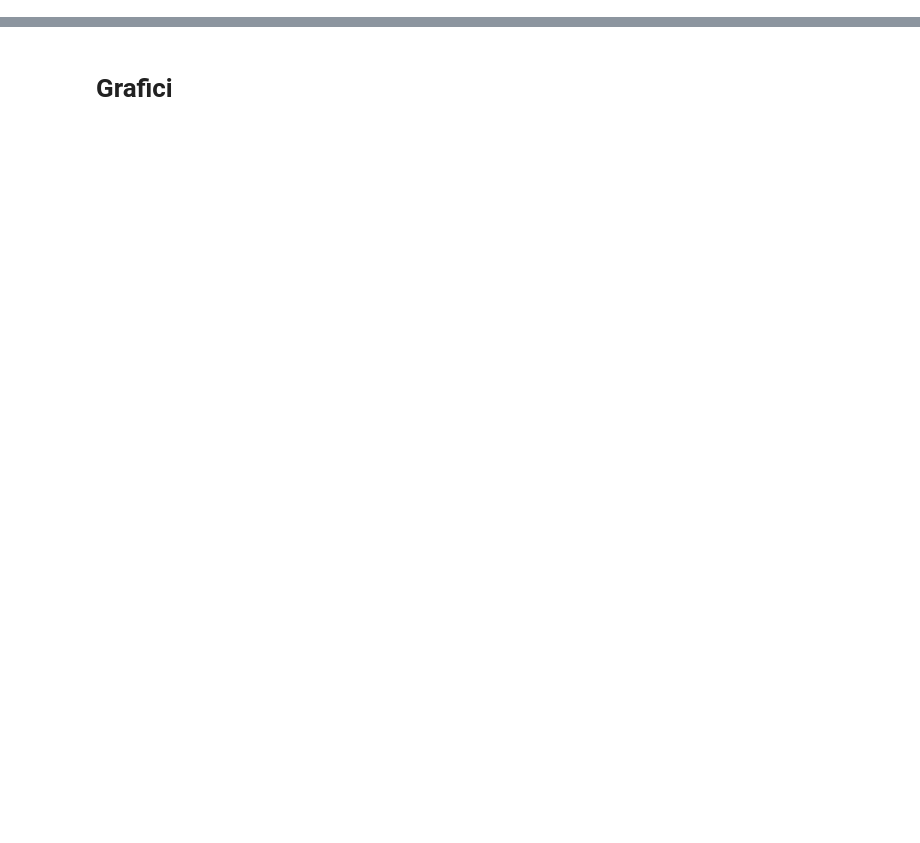
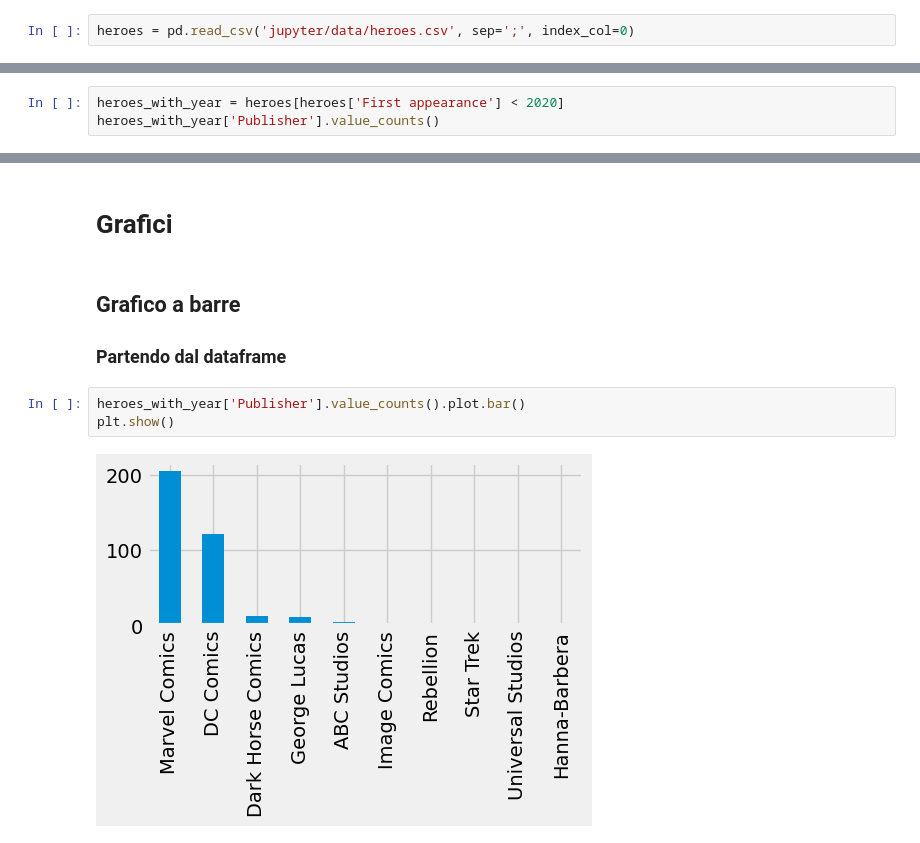
Before and after one commit to gabrielebagnasco/Statistica, a Jupyter notebook: riassunto python.ipynb, the cells around one changed output, grey strips where cells are left out. Saved outputs shown, nothing was run; the diff lists cells and outputs as text; blank space fills up the shorter version.

```diff
--- a/riassunto python.ipynb
+++ b/riassunto python.ipynb
@@ -207,0 +278,2 @@ import pandas as pd
+# %%
+heroes = pd.read_csv('jupyter/data/heroes.csv', sep=';', index_col=0)
@@ -207,0 +308,3 @@ import pandas as pd
+# %%
+heroes_with_year = heroes[heroes['First appearance'] < 2020]
+heroes_with_year['Publisher'].value_counts()
@@ -208,2 +447,10 @@ import pandas as pd
 # %% [markdown]
 # Grafici
+# %% [markdown]
+## Grafico a barre
+### Partendo dal dataframe
+# %%
+heroes_with_year['Publisher'].value_counts().plot.bar()
+plt.show()
+# %% [output]
+[figure, added]
```
Also changed, not shown: parts of 55 cells of this notebook.
